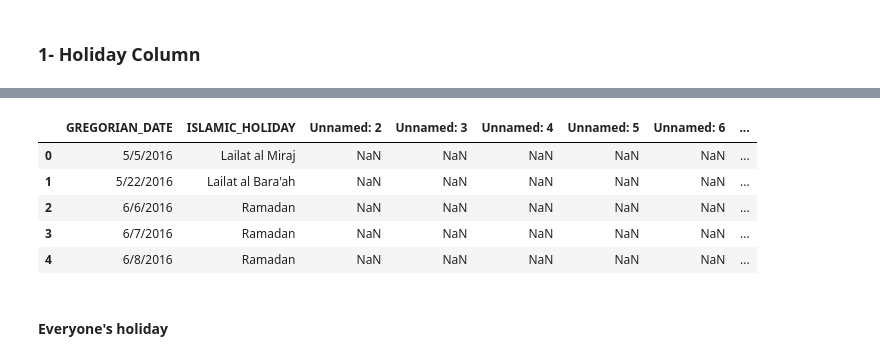
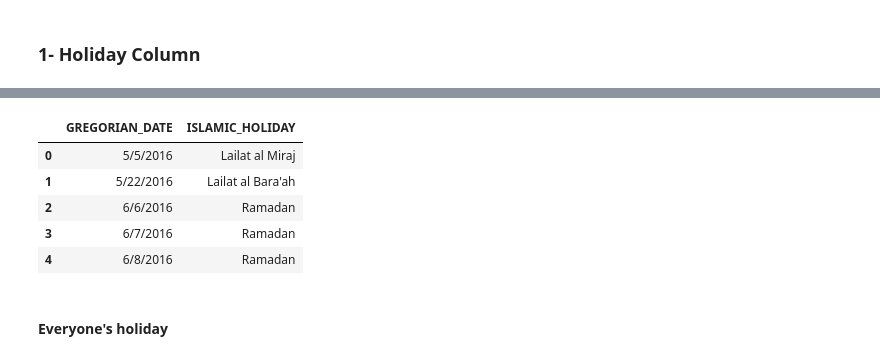
Before and after one commit to IsmailELY/Machine_Learning_for_Forecasting_Sales, a Jupyter notebook: First_step.ipynb, the cells around one changed output, grey strips where cells are left out. Saved outputs shown, nothing was run; the diff lists cells and outputs as text; code cells hidden in the pictures.

```diff
--- a/First_step.ipynb
+++ b/First_step.ipynb
@@ -117,15 +117,17 @@ myData.head()
 # %%
 alger_holi = pd.read_csv(csv_path+"Data\\algerian_holiday.csv",usecols=["GREGORIAN_DATE","FERIER"],header=0,encoding="latin-1")
 hijri_events = pd.read_csv(csv_path+"Data\\hijri_holidays.csv",header=0,encoding="latin-1")
 scolar_holi = pd.read_csv(csv_path+"Data\\scolar_holidays.csv",header=0,encoding="utf-16")
+hijri_events=hijri_events.drop(hijri_events.columns[2:],axis=1)
+
 hijri_events.head()
 # %% [output]
-|  | GREGORIAN_DATE | ISLAMIC_HOLIDAY | Unnamed: 2 | Unnamed: 3 | Unnamed: 4 | Unnamed: 5 | Unnamed: 6 | ... |
-| 0 | 5/5/2016 | Lailat al Miraj | NaN | NaN | NaN | NaN | NaN | ... |
-| 1 | 5/22/2016 | Lailat al Bara'ah | NaN | NaN | NaN | NaN | NaN | ... |
-| 2 | 6/6/2016 | Ramadan | NaN | NaN | NaN | NaN | NaN | ... |
-| 3 | 6/7/2016 | Ramadan | NaN | NaN | NaN | NaN | NaN | ... |
-| 4 | 6/8/2016 | Ramadan | NaN | NaN | NaN | NaN | NaN | ... |
+|  | GREGORIAN_DATE | ISLAMIC_HOLIDAY |
+| 0 | 5/5/2016 | Lailat al Miraj |
+| 1 | 5/22/2016 | Lailat al Bara'ah |
+| 2 | 6/6/2016 | Ramadan |
+| 3 | 6/7/2016 | Ramadan |
+| 4 | 6/8/2016 | Ramadan |
 # %% [markdown]
 #### Everyone's holiday
 # %%
```
Also changed, not shown: parts of 18 cells of this notebook, 12 other files.
